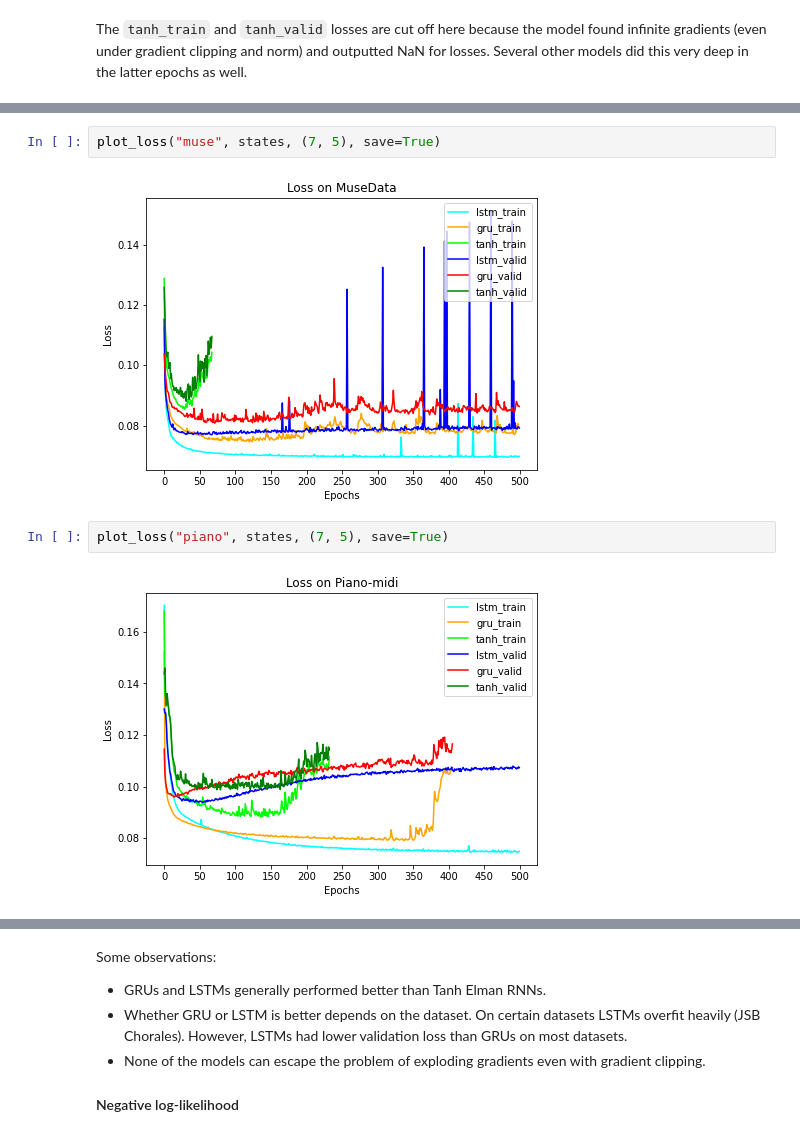
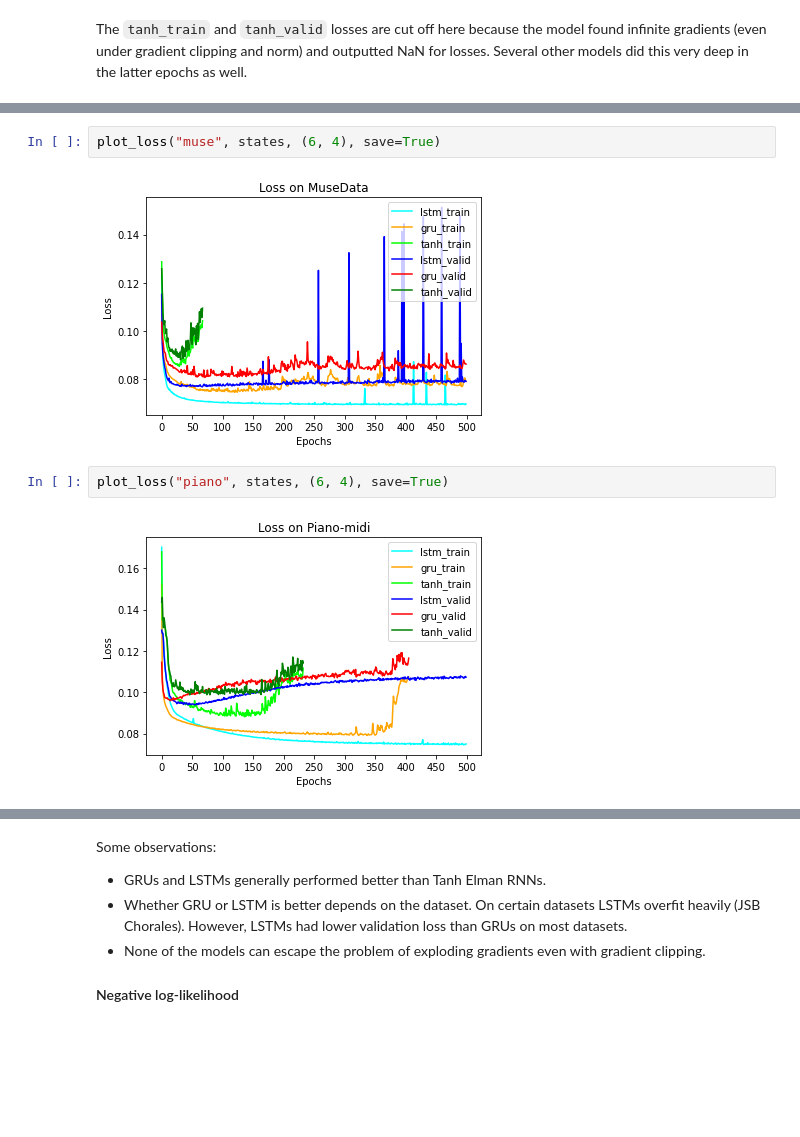
Before and after one commit to 395t/coding-assignment-week-6-seq-1, a Jupyter notebook: notebooks/chung/training_objective_plots.ipynb, the cells around one changed output, grey strips where cells are left out. Cells and saved outputs as stored; diff of their text form; blank space fills up the shorter version.

```diff
--- a/notebooks/chung/training_objective_plots.ipynb
+++ b/notebooks/chung/training_objective_plots.ipynb
@@ -116,9 +116,9 @@ plot_loss("jsb", states, (7, 5), save=True)
 # %%
-plot_loss("muse", states, (7, 5), save=True)
+plot_loss("muse", states, (6, 4), save=True)
 # %% [output]
-[figure, old version]
+[figure, new version]
 # %%
-plot_loss("piano", states, (7, 5), save=True)
+plot_loss("piano", states, (6, 4), save=True)
 # %% [output]
-[figure, old version]
+[figure, new version]
 # %%
```
Also changed, not shown: parts of 14 cells of this notebook, 6 other files.
